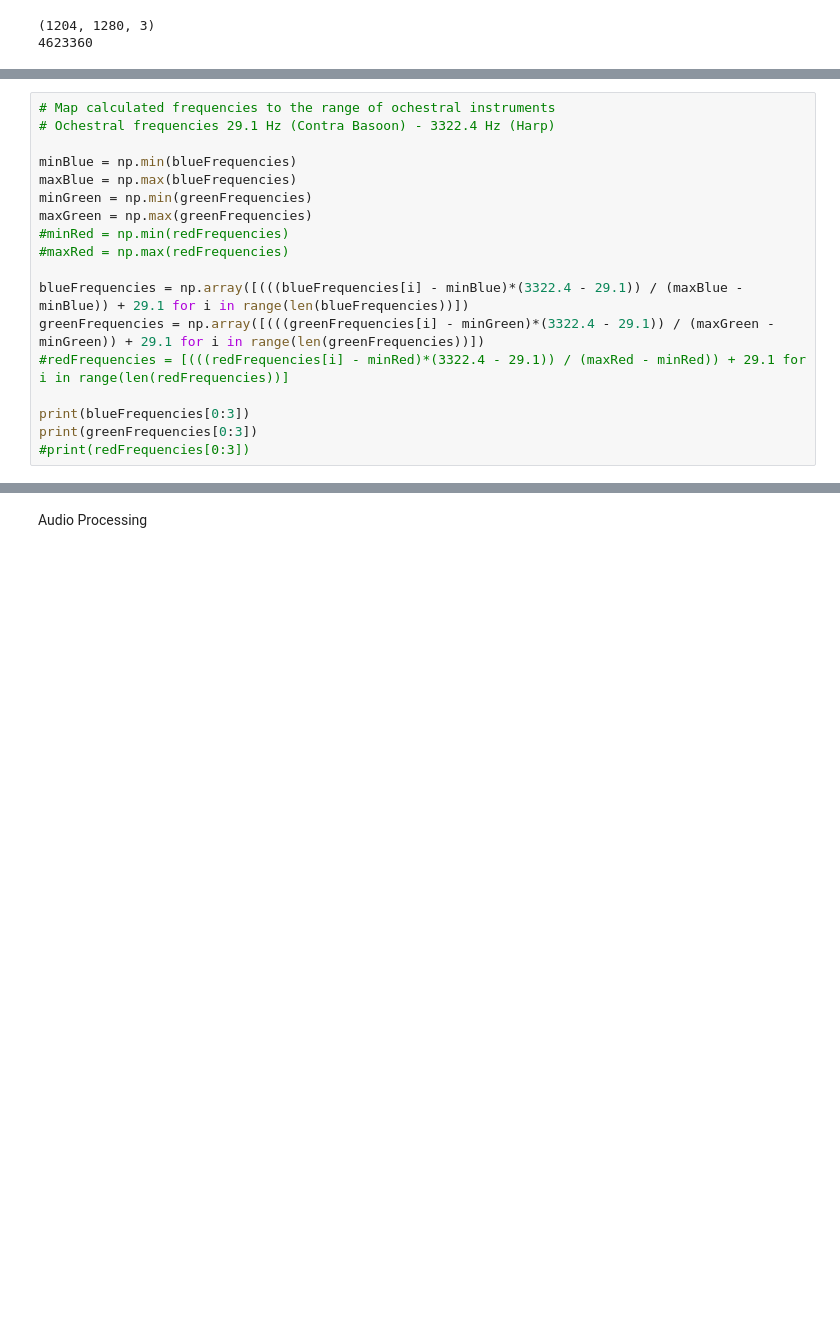
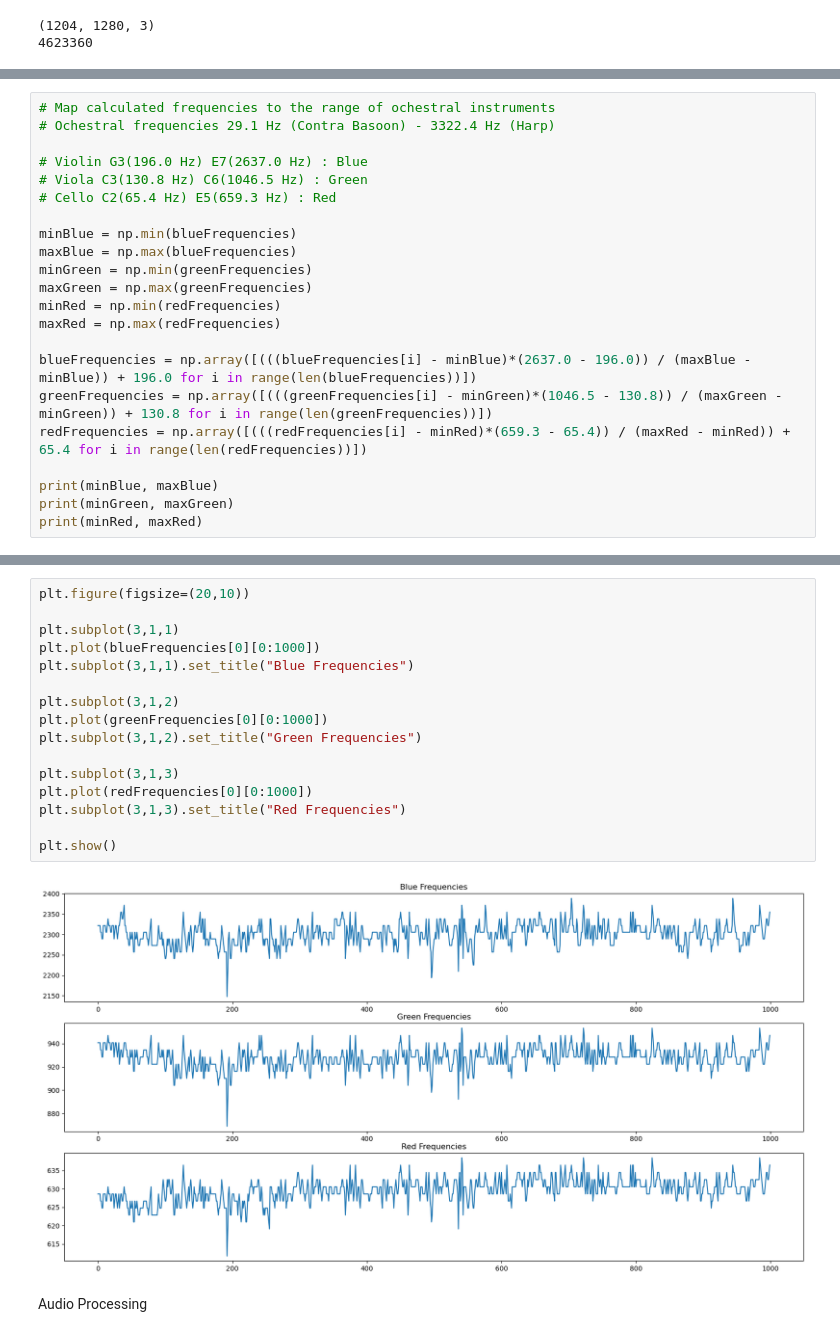
Before and after one commit to SA-Tester/Sonafication, a Jupyter notebook: Sonfications.ipynb, the cells around one changed output, grey strips where cells are left out. Cells and saved outputs as stored; diff of their text form; blank space fills up the shorter version.

```diff
--- a/Sonfications.ipynb
+++ b/Sonfications.ipynb
@@ -75,19 +93,23 @@ redFrequencies = np.array([speed_of_light/ ((300 * pow(10, -9) * yRed[i])/255) i
 # %%
 # Map calculated frequencies to the range of ochestral instruments
 # Ochestral frequencies 29.1 Hz (Contra Basoon) - 3322.4 Hz (Harp)
+
+# Violin G3(196.0 Hz) E7(2637.0 Hz) : Blue
+# Viola C3(130.8 Hz) C6(1046.5 Hz) : Green
+# Cello C2(65.4 Hz) E5(659.3 Hz) : Red
 
 minBlue = np.min(blueFrequencies)
 maxBlue = np.max(blueFrequencies)
 minGreen = np.min(greenFrequencies)
 maxGreen = np.max(greenFrequencies)
-#minRed = np.min(redFrequencies)
-#maxRed = np.max(redFrequencies)
+minRed = np.min(redFrequencies)
+maxRed = np.max(redFrequencies)
 
-blueFrequencies = np.array([(((blueFrequencies[i] - minBlue)*(3322.4 - 29.1)) / (maxBlue - minBlue)) + 29.1 for i in range(len(blueFrequencies))])
-greenFrequencies = np.array([(((greenFrequencies[i] - minGreen)*(3322.4 - 29.1)) / (maxGreen - minGreen)) + 29.1 for i in range(len(greenFrequencies))])
-#redFrequencies = [(((redFrequencies[i] - minRed)*(3322.4 - 29.1)) / (maxRed - minRed)) + 29.1 for i in range(len(redFrequencies))]
+blueFrequencies = np.array([(((blueFrequencies[i] - minBlue)*(2637.0 - 196.0)) / (maxBlue - minBlue)) + 196.0 for i in range(len(blueFrequencies))])
+greenFrequencies = np.array([(((greenFrequencies[i] - minGreen)*(1046.5 - 130.8)) / (maxGreen - minGreen)) + 130.8 for i in range(len(greenFrequencies))])
+redFrequencies = np.array([(((redFrequencies[i] - minRed)*(659.3 - 65.4)) / (maxRed - minRed)) + 65.4 for i in range(len(redFrequencies))])
 
-print(blueFrequencies[0:3])
-print(greenFrequencies[0:3])
-#print(redFrequencies[0:3])
+print(minBlue, maxBlue)
+print(minGreen, maxGreen)
+print(minRed, maxRed)
 # %% [output]
@@ -106,3 +119,21 @@ print(greenFrequencies[0:3])
+# %%
+plt.figure(figsize=(20,10))
+
+plt.subplot(3,1,1)
+plt.plot(blueFrequencies[0][0:1000])
+plt.subplot(3,1,1).set_title("Blue Frequencies")
+
+plt.subplot(3,1,2)
+plt.plot(greenFrequencies[0][0:1000])
+plt.subplot(3,1,2).set_title("Green Frequencies")
+
+plt.subplot(3,1,3)
+plt.plot(redFrequencies[0][0:1000])
+plt.subplot(3,1,3).set_title("Red Frequencies")
+
+plt.show()
+# %% [output]
+[figure, added]
 # %% [markdown]
 Audio Processing
 # %%
```
Also changed, not shown: parts of 9 cells of this notebook, 2 other files.
